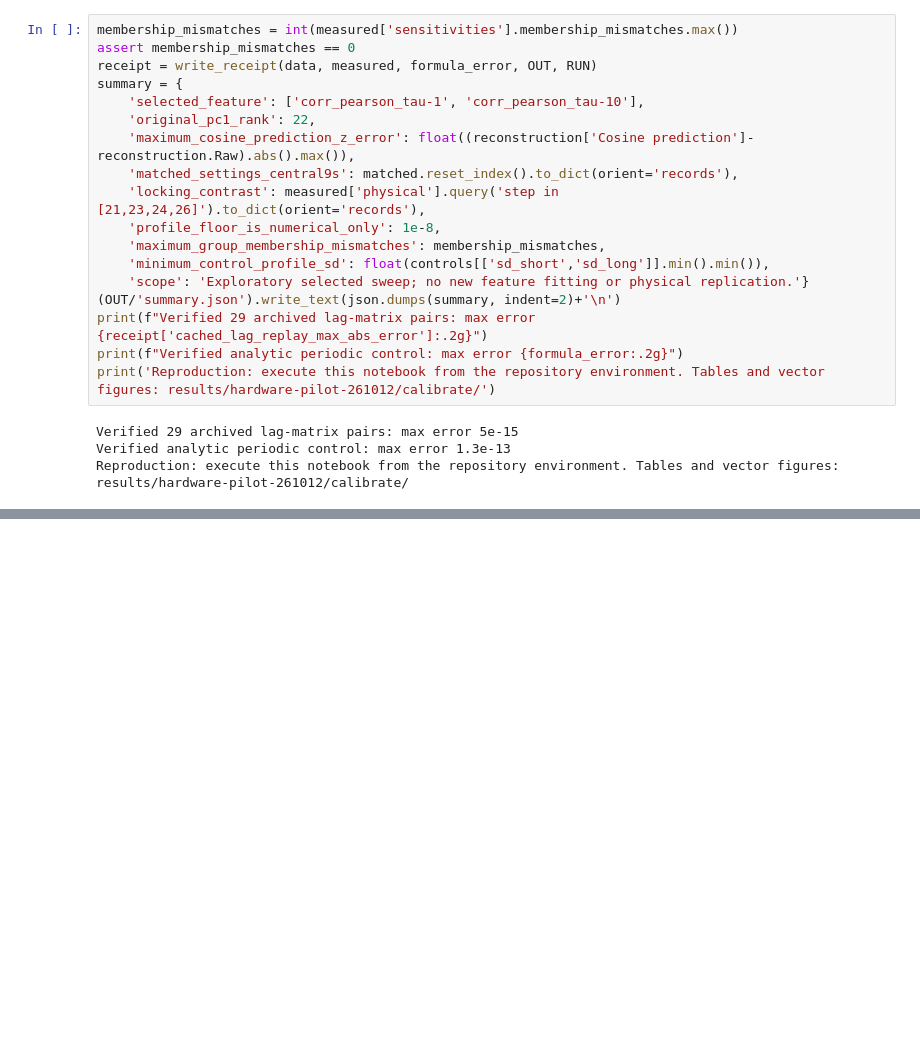
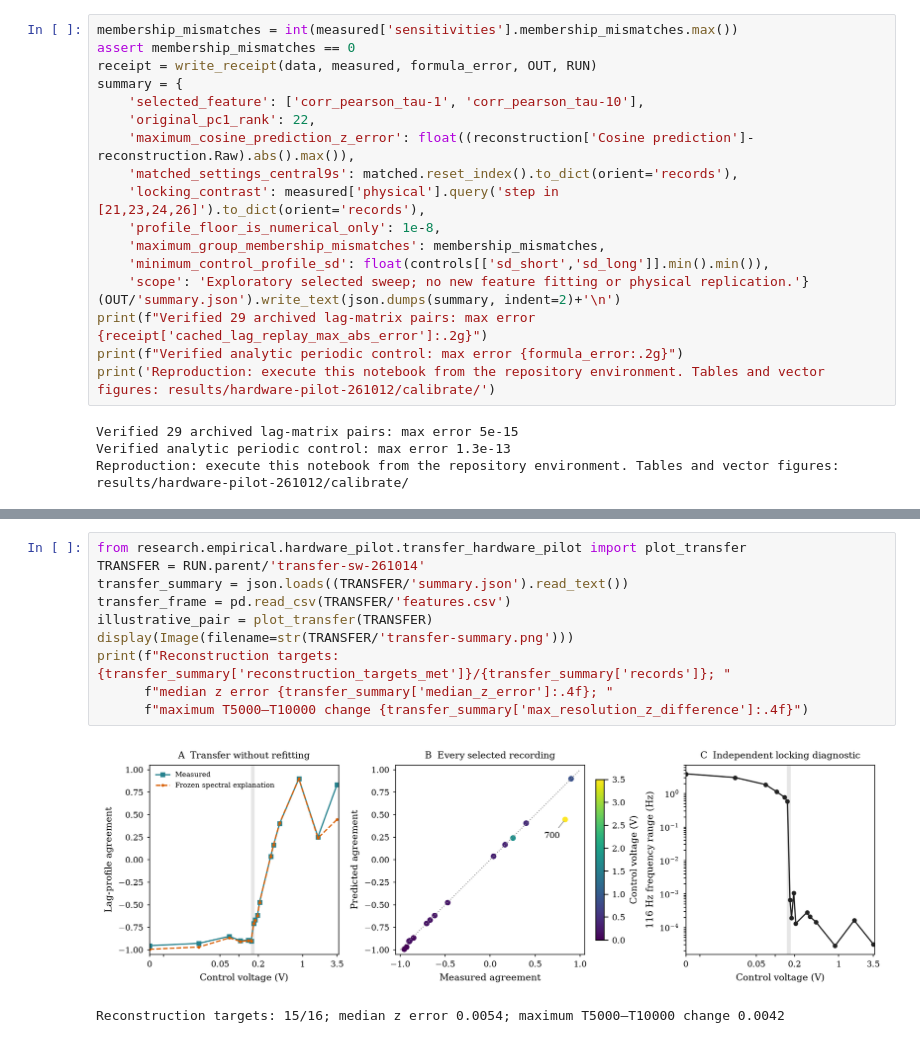
Before and after one commit to willedibam/mts-spi-study-cluster, a Jupyter notebook: research/empirical/hardware_pilot/notebooks/hardware-pilot-calibrate.ipynb, the cells around one changed output, grey strips where cells are left out. Cells and saved outputs as stored; diff of their text form; blank space fills up the shorter version.

Commit message:
Record frozen small-world transfer results and calibrated contrasts

```diff
--- a/research/empirical/hardware_pilot/notebooks/hardware-pilot-calibrate.ipynb
+++ b/research/empirical/hardware_pilot/notebooks/hardware-pilot-calibrate.ipynb
@@ -115,0 +122,13 @@ Reproduction: execute this notebook from the repository environment. Tables and
+# %%
+from research.empirical.hardware_pilot.transfer_hardware_pilot import plot_transfer
+TRANSFER = RUN.parent/'transfer-sw-261014'
+transfer_summary = json.loads((TRANSFER/'summary.json').read_text())
+transfer_frame = pd.read_csv(TRANSFER/'features.csv')
+illustrative_pair = plot_transfer(TRANSFER)
+display(Image(filename=str(TRANSFER/'transfer-summary.png')))
+print(f"Reconstruction targets: {transfer_summary['reconstruction_targets_met']}/{transfer_summary['records']}; "
+      f"median z error {transfer_summary['median_z_error']:.4f}; "
+      f"maximum T5000–T10000 change {transfer_summary['max_resolution_z_difference']:.4f}")
+# %% [output]
+[figure, added]
+Reconstruction targets: 15/16; median z error 0.0054; maximum T5000–T10000 change 0.0042
```
Also changed, not shown: parts of 3 cells of this notebook, 4 other files.
